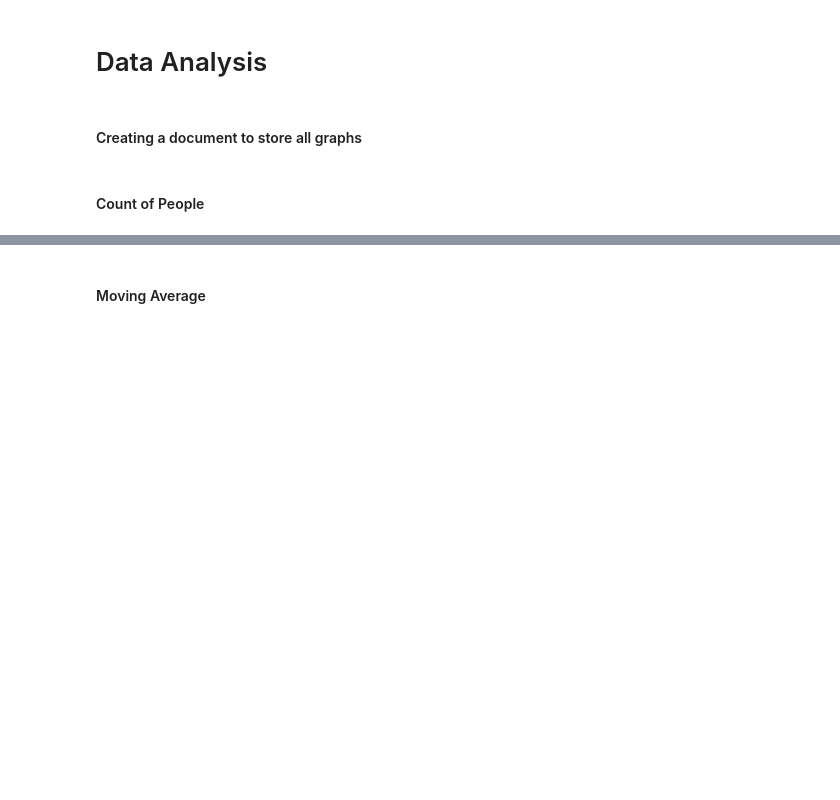
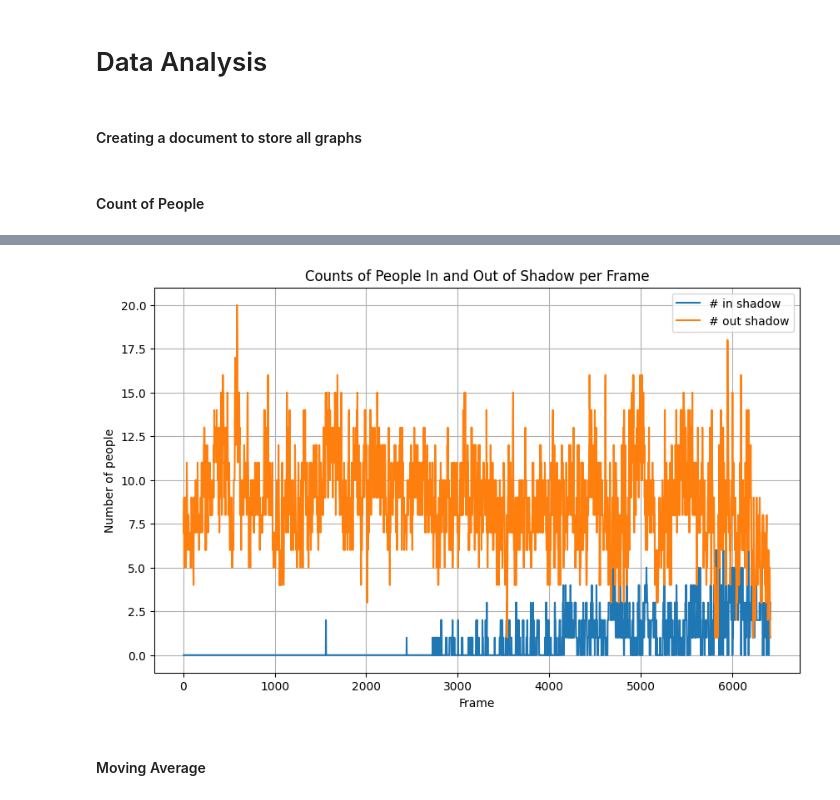
Before and after one commit to wendycao411/Pedestrian_Tracking, a Jupyter notebook: Pedestrian_Tracking.ipynb, the cells around one changed output, grey strips where cells are left out. Saved outputs shown, nothing was run; the diff lists cells and outputs as text; code cells hidden in the pictures; blank space fills up the shorter version.

```diff
--- a/Pedestrian_Tracking.ipynb
+++ b/Pedestrian_Tracking.ipynb
@@ -534,3 +499,19 @@ plt.close(fig)
+# %%
+fig, ax = plt.subplots(figsize=(10, 6))
+ax.plot(count_df['Frame'], count_df['in_shadow'], label='# in shadow')
+ax.plot(count_df['Frame'], count_df['out_shadow'], label='# out shadow')
+ax.legend()
+
+ax.set_xlabel('Frame')
+ax.set_ylabel('Number of people')
+ax.set_title("Counts of People In and Out of Shadow per Frame")
+ax.grid(True)
+
+pdf.savefig(fig)
+plt.show()
+plt.close(fig)
+# %% [output]
+[figure, added]
 # %% [markdown]
 #### Moving Average
 # %%
```
Also changed, not shown: parts of 22 cells of this notebook.
